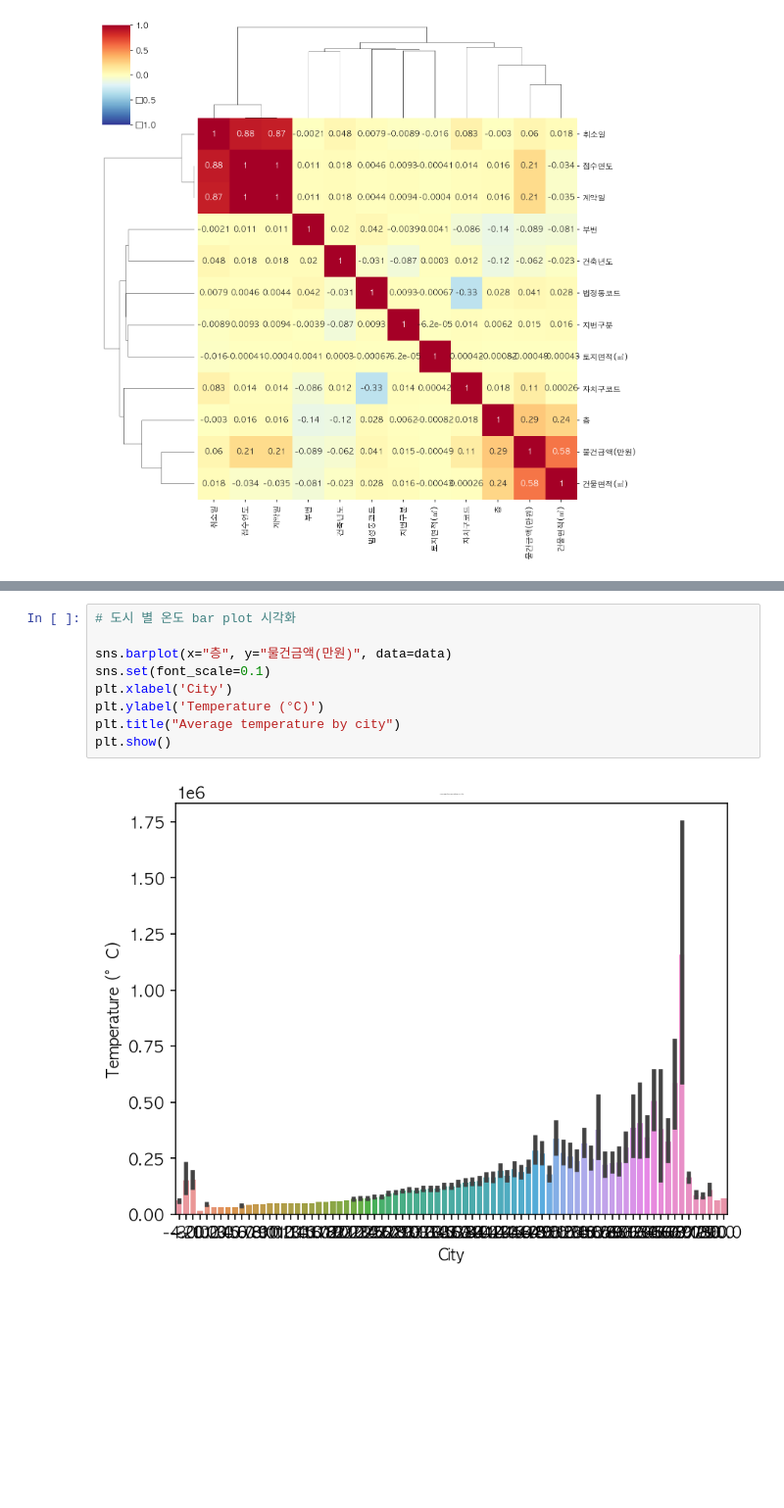
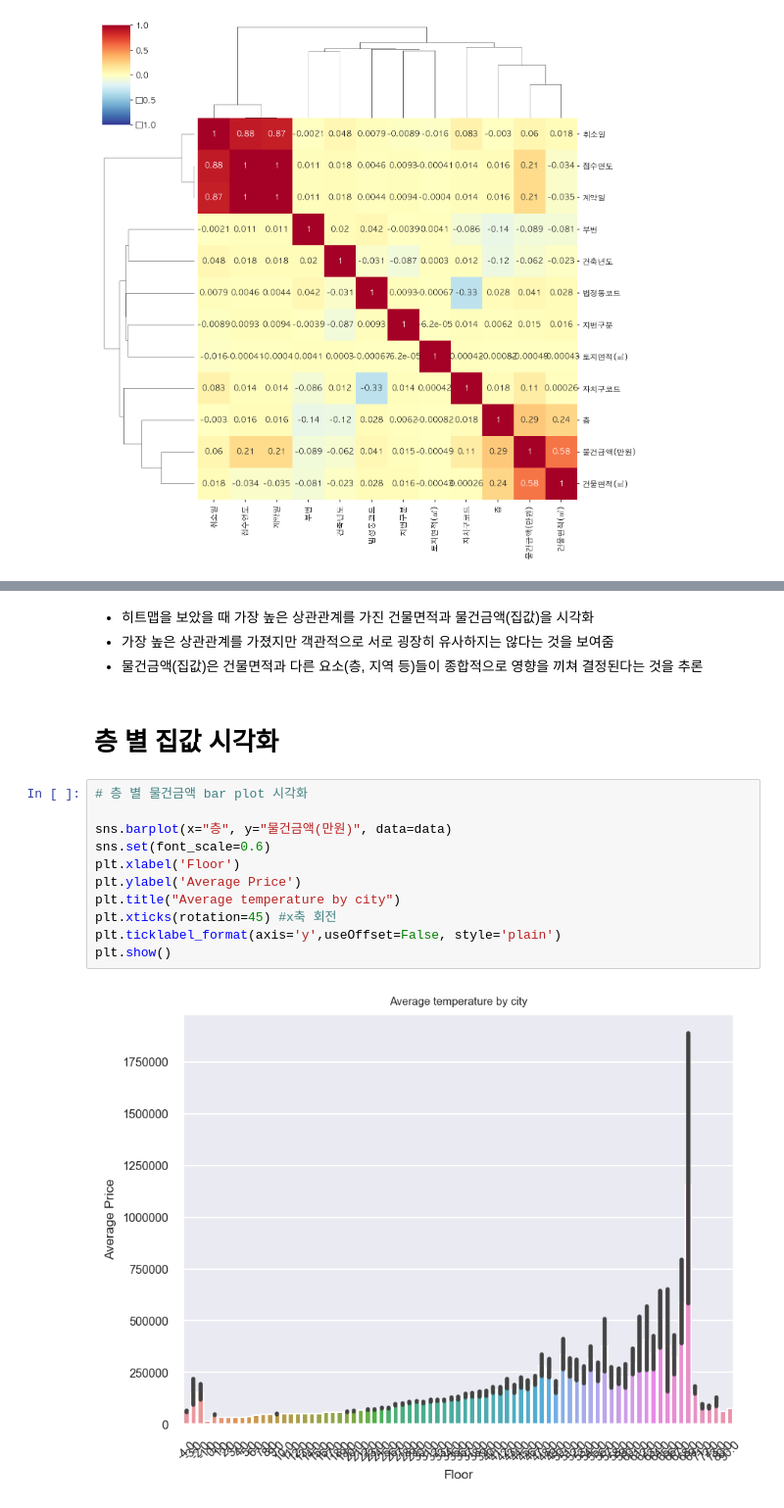
Before and after one commit to ChoEChoU/Data_Visualization, a Jupyter notebook: Seoul_real_estate_trade_info_analysis.ipynb, the cells around one changed output, grey strips where cells are left out. Shown at 98% size. Drawn from its saved outputs; the diff is of its cells as text; blank space fills up the shorter version.

```diff
--- a/Seoul_real_estate_trade_info_analysis.ipynb
+++ b/Seoul_real_estate_trade_info_analysis.ipynb
@@ -98,11 +85,19 @@ sns.clustermap(data.corr(),
+# %% [markdown]
+- 히트맵을 보았을 때 가장 높은 상관관계를 가진 건물면적과 물건금액(집값)을 시각화
+- 가장 높은 상관관계를 가졌지만 객관적으로 서로 굉장히 유사하지는 않다는 것을 보여줌
+- 물건금액(집값)은 건물면적과 다른 요소(층, 지역 등)들이 종합적으로 영향을 끼쳐 결정된다는 것을 추론
+# %% [markdown]
+# 층 별 집값 시각화
 # %%
-# 도시 별 온도 bar plot 시각화
+# 층 별 물건금액 bar plot 시각화
 
 sns.barplot(x="층", y="물건금액(만원)", data=data)
-sns.set(font_scale=0.1)
-plt.xlabel('City')
-plt.ylabel('Temperature (°C)')
+sns.set(font_scale=0.6)
+plt.xlabel('Floor')
+plt.ylabel('Average Price')
 plt.title("Average temperature by city")
+plt.xticks(rotation=45) #x축 회전
+plt.ticklabel_format(axis='y',useOffset=False, style='plain')
 plt.show()
 # %% [output]
-[figure, old version]
+[figure, new version]
```
Also changed, not shown: parts of 30 cells of this notebook.
